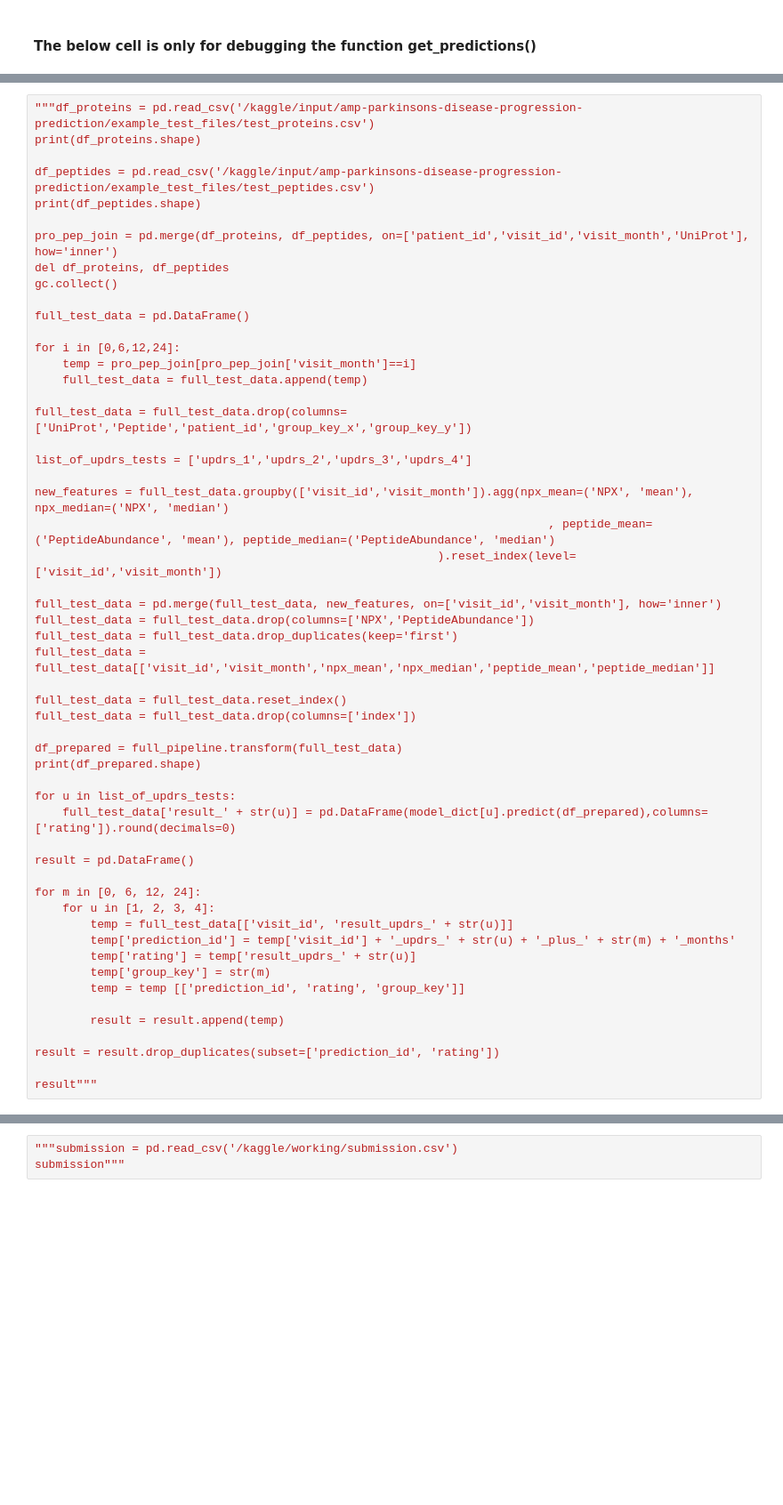
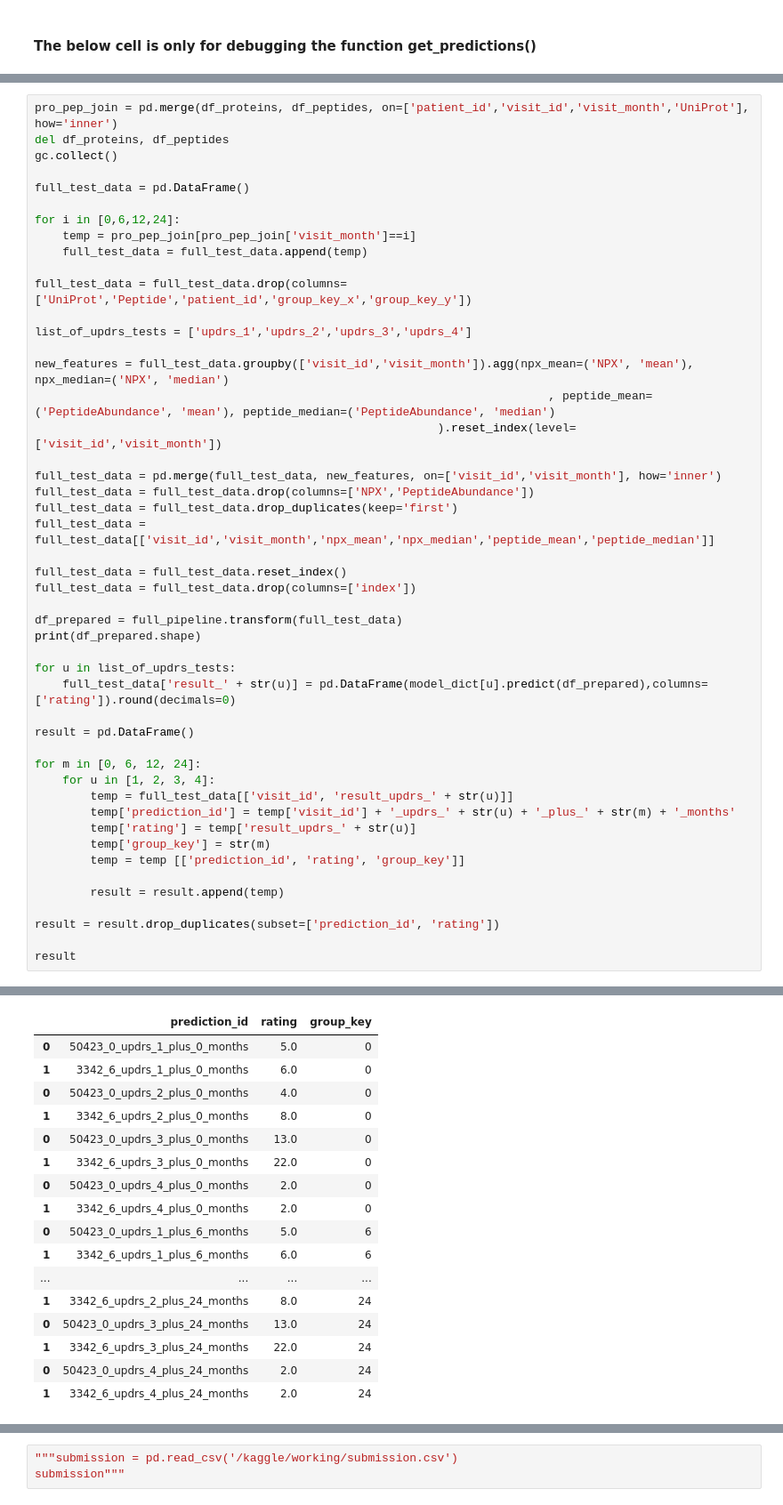
Before and after one commit to sumaniitm/AMP-parkinsons-disease-progression-prediction, a Jupyter notebook: amp-parkinson-s-disease-progression-prediction.ipynb, the cells around one changed output, grey strips where cells are left out. Shown: that part at 89% size. Cells and saved outputs as stored; diff of their text form; blank space fills up the shorter version.

```diff
--- a/amp-parkinson-s-disease-progression-prediction.ipynb
+++ b/amp-parkinson-s-disease-progression-prediction.ipynb
@@ -274,10 +338,4 @@ model_dict"""
 # %%
-"""df_proteins = pd.read_csv('/kaggle/input/amp-parkinsons-disease-progression-prediction/example_test_files/test_proteins.csv')
-print(df_proteins.shape)
-
-df_peptides = pd.read_csv('/kaggle/input/amp-parkinsons-disease-progression-prediction/example_test_files/test_peptides.csv')
-print(df_peptides.shape)
-
 pro_pep_join = pd.merge(df_proteins, df_peptides, on=['patient_id','visit_id','visit_month','UniProt'], how='inner')
 del df_proteins, df_peptides
 gc.collect()
@@ -324,5 +382,5 @@ for m in [0, 6, 12, 24]:
 
 result = result.drop_duplicates(subset=['prediction_id', 'rating'])
 
-result"""
+result
 # %% [output]
@@ -330 +400,18 @@ result"""
+|  | prediction_id | rating | group_key |
+| 0 | 50423_0_updrs_1_plus_0_months | 5.0 | 0 |
+| 1 | 3342_6_updrs_1_plus_0_months | 6.0 | 0 |
+| 0 | 50423_0_updrs_2_plus_0_months | 4.0 | 0 |
+| 1 | 3342_6_updrs_2_plus_0_months | 8.0 | 0 |
+| 0 | 50423_0_updrs_3_plus_0_months | 13.0 | 0 |
+| 1 | 3342_6_updrs_3_plus_0_months | 22.0 | 0 |
+| 0 | 50423_0_updrs_4_plus_0_months | 2.0 | 0 |
+| 1 | 3342_6_updrs_4_plus_0_months | 2.0 | 0 |
+| 0 | 50423_0_updrs_1_plus_6_months | 5.0 | 6 |
+| 1 | 3342_6_updrs_1_plus_6_months | 6.0 | 6 |
+| ... | ... | ... | ... |
+| 1 | 3342_6_updrs_2_plus_24_months | 8.0 | 24 |
+| 0 | 50423_0_updrs_3_plus_24_months | 13.0 | 24 |
+| 1 | 3342_6_updrs_3_plus_24_months | 22.0 | 24 |
+| 0 | 50423_0_updrs_4_plus_24_months | 2.0 | 24 |
+| 1 | 3342_6_updrs_4_plus_24_months | 2.0 | 24 |
 # %%
```
Also changed, not shown: parts of 8 cells of this notebook.
